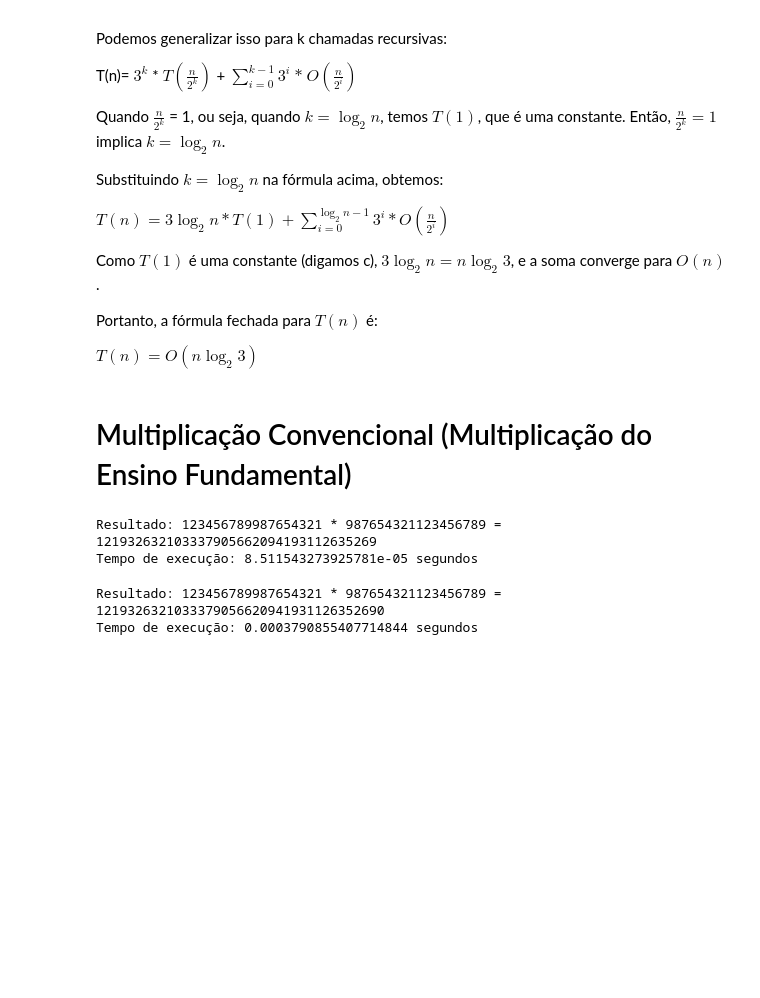
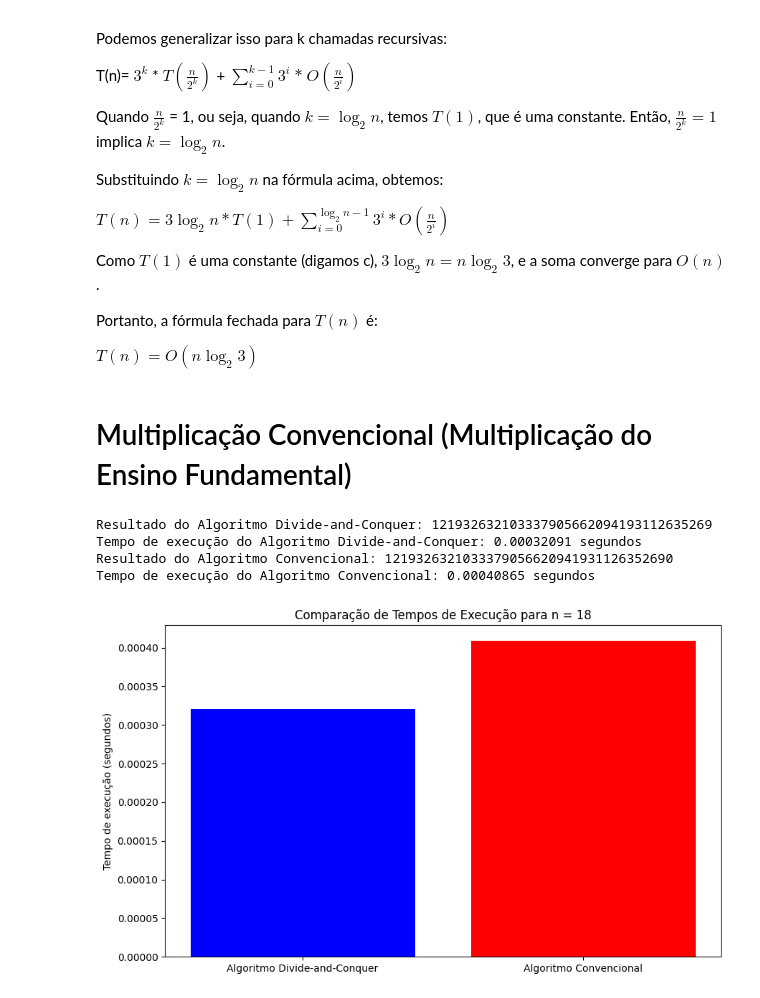
Before and after one commit to timotio/Multiplica-o-de-Inteiro, a Jupyter notebook: Multiplicação_de_Inteiro.ipynb, the cells around one changed output. Drawn from its saved outputs; the diff is of its cells as text; code cells hidden in the pictures; blank space fills up the shorter version.

```diff
--- a/Multiplicação_de_Inteiro.ipynb
+++ b/Multiplicação_de_Inteiro.ipynb
@@ -16,6 +16,7 @@ O objetivo deste relatório é comparar essas duas abordagens em termos de efici
 # %%
 # Importar modulo time
 import time
+import matplotlib.pyplot as plt
 
 def mult_int(x, y):
     # Converte os inteiros para strings
@@ -49,8 +50,9 @@ x =  123456789987654321
 y =  987654321123456789
 
 start_time = time.time()
-result = mult_int(x, y)
+resultado_divide_and_conquer = mult_int(x, y)
 end_time = time.time()
+tempo_divide_and_conquer = end_time - start_time
 
-print(f"Resultado: {x} * {y} = {result}")
-print(f"Tempo de execução: {end_time - start_time} segundos")
+# print(f"Resultado: {x} * {y} = {result}")
+# print(f"Tempo de execução: {end_time - start_time} segundos")
@@ -103,26 +102,23 @@ $T(n) = O(n\log_{2}{3})$
 # %% [markdown]
 # Multiplicação Convencional (Multiplicação do Ensino Fundamental)
 # %%
-import time
-def multiplicar_inteiros(numerosX, numerosY):
-    numerosZ = numerosX * numerosY
-    return numerosZ
+# import time
+# def multiplicar_inteiros(numerosX, numerosY):
+#     numerosZ = numerosX * numerosY
+#     return numerosZ
 
-# Exemplo de uso
-numerosX = 123456789987654321
-numerosY = 987654321123456789
+# # Exemplo de uso
+# numerosX = 123456789987654321
+# numerosY = 987654321123456789
 
-# Medindo o tempo de execução
-start_time = time.time()
-numerosR = multiplicar_inteiros(numerosX, numerosY)
-end_time = time.time()
+# # Medindo o tempo de execução
+# start_time = time.time()
+# numerosR = multiplicar_inteiros(numerosX, numerosY)
+# end_time = time.time()
 
-# Imprimindo o resultado e o tempo de execução
-print(f"Resultado: {numerosX} * {numerosY} = {numerosR}")
-print(f"Tempo de execução: {end_time - start_time} segundos")
+# # Imprimindo o resultado e o tempo de execução
+# print(f"Resultado: {numerosX} * {numerosY} = {numerosR}")
+# print(f"Tempo de execução: {end_time - start_time} segundos")
-# %% [output]
-Resultado: 123456789987654321 * 987654321123456789 = 121932632103337905662094193112635269
-Tempo de execução: 8.511543273925781e-05 segundos
 # %%
 import time
 
@@ -155,12 +151,34 @@ numY = 987654321123456789
 
 # Medindo o tempo de execução
 start_time = time.time()
-numR = multiplicar_inteiros(numX, numY)
+resultado_convencional = multiplicar_inteiros(numX, numY)
 end_time = time.time()
+tempo_convencional = end_time - start_time
 
 # Imprimindo o resultado e o tempo de execução
-print(f"Resultado: {numX} * {numY} = {numR}")
-print(f"Tempo de execução: {end_time - start_time} segundos")
+# print(f"Resultado: {numX} * {numY} = {numR}")
+# print(f"Tempo de execução: {end_time - start_time} segundos")
-# %% [output]
-Resultado: 123456789987654321 * 987654321123456789 = 1219326321033379056620941931126352690
-Tempo de execução: 0.0003790855407714844 segundos
+# %%
+# Resultados
+print(f"Resultado do Algoritmo Divide-and-Conquer: {resultado_divide_and_conquer}")
+print(f"Tempo de execução do Algoritmo Divide-and-Conquer: {tempo_divide_and_conquer:.8f} segundos")
+
+print(f"Resultado do Algoritmo Convencional: {resultado_convencional}")
+print(f"Tempo de execução do Algoritmo Convencional: {tempo_convencional:.8f} segundos")
+# %% [output]
+Resultado do Algoritmo Divide-and-Conquer: 121932632103337905662094193112635269
+Tempo de execução do Algoritmo Divide-and-Conquer: 0.00032091 segundos
+Resultado do Algoritmo Convencional: 1219326321033379056620941931126352690
+Tempo de execução do Algoritmo Convencional: 0.00040865 segundos
+# %%
+# Plotagem do gráfico
+algoritmos = ['Algoritmo Divide-and-Conquer', 'Algoritmo Convencional']
+tempos = [tempo_divide_and_conquer, tempo_convencional]
+
+plt.figure(figsize=(10, 6))
+plt.bar(algoritmos, tempos, color=['blue', 'red'])
+plt.title('Comparação de Tempos de Execução para n = 18')
+plt.ylabel('Tempo de execução (segundos)')
+plt.show()
+# %% [output]
+[figure, added]
```
Also changed, not shown: parts of 3 cells of this notebook.
